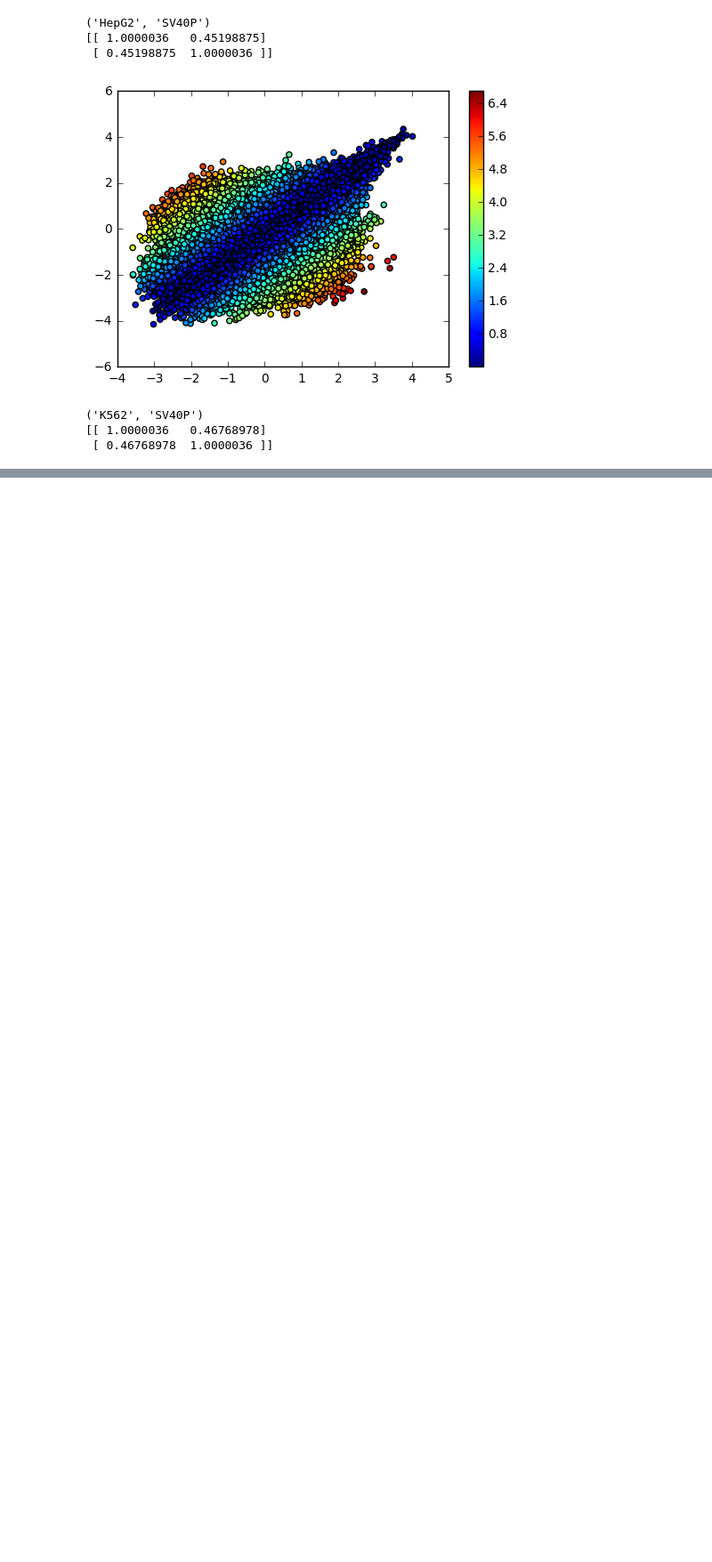
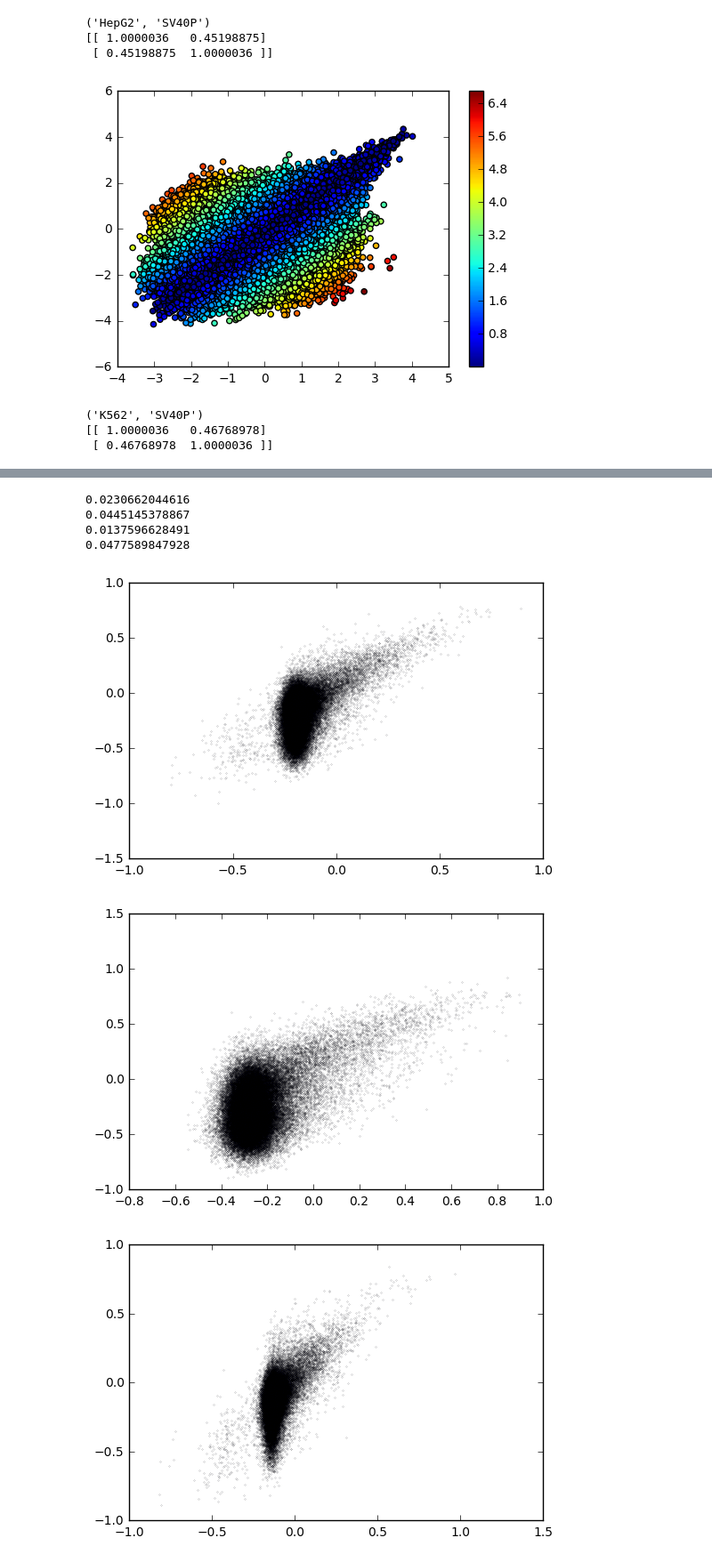
Before and after one commit to irvhsu/cs273b-project, a Jupyter notebook: notebooks/build_kmer_model.ipynb, the cells around one changed output, grey strips where cells are left out. Shown at 89% size. Drawn from its saved outputs; the diff is of its cells as text; code cells hidden in the pictures; blank space fills up the shorter version.

```diff
--- a/notebooks/build_kmer_model.ipynb
+++ b/notebooks/build_kmer_model.ipynb
@@ -272,0 +281,20 @@ plot_predictions(sgd_models)
+# %%
+from dragonn import models
+model = models.SequenceDNN_Regression.load("models/models/145_weighted.arch.json", "models/models/145_weighted.weights.h5")
+# %%
+predictions = model.predict(X_valid)
+for task in range(4):
+    mse =  sum([(i-j) **2 * k for i, j, k in zip(predictions[:, task], y_valid[:, task], weights_valid)]) / sum(weights_valid)
+    print mse
+
+for task in range(4):
+    plt.scatter(predictions[:, task], y_valid[:, task], s=.01)
+    plt.show()
+# %% [output]
+0.0230662044616
+0.0445145378867
+0.0137596628491
+0.0477589847928
+[figure, added]
+[figure, added]
+[figure, added]
```
Also changed, not shown: parts of 5 cells of this notebook.
